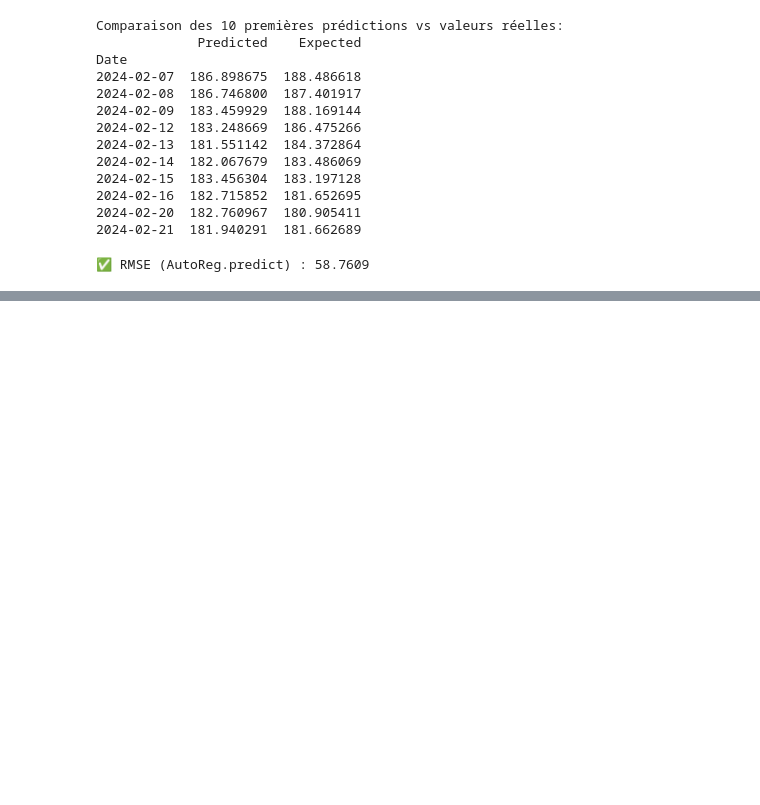
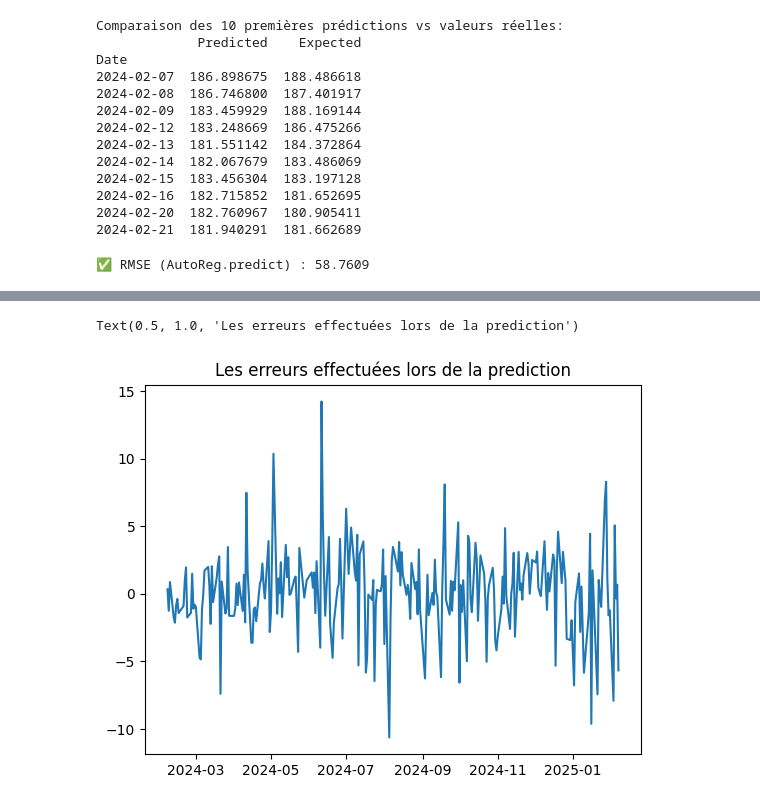
Before and after one commit to abdenour234/ProjetTimeSeries, a Jupyter notebook: ARIMA/arima.ipynb, the cells around one changed output, grey strips where cells are left out. Cells and saved outputs as stored; diff of their text form; code cells hidden in the pictures; blank space fills up the shorter version.

```diff
--- a/ARIMA/arima.ipynb
+++ b/ARIMA/arima.ipynb
@@ -206,0 +320,8 @@ print(f"\n✅ RMSE (AutoReg.predict) : {rmse1:.4f}")
+# %%
+errors=np.array(errors)
+# %%
+plt.plot(test_data.index,errors)
+plt.title("Les erreurs effectuées lors de la prediction")
+# %% [output]
+Text(0.5, 1.0, 'Les erreurs effectuées lors de la prediction')
+[figure, added]
```
Also changed, not shown: parts of 9 cells of this notebook, 1 other file.
